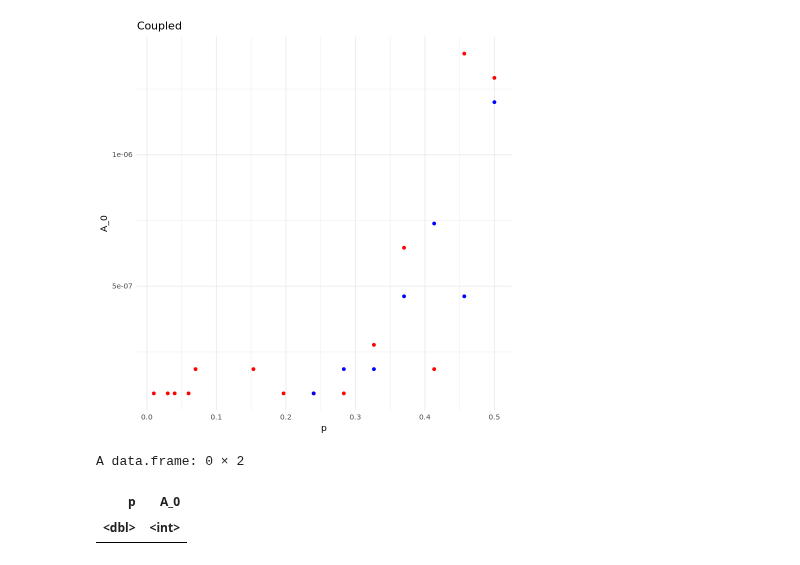
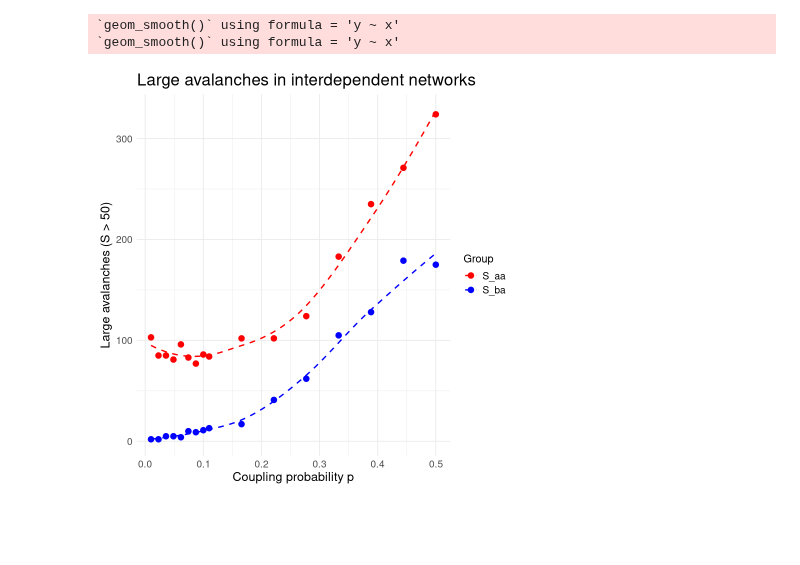
Before and after one commit to paololapo/ComplexNetworks_projects, a Jupyter notebook: code/task_15/coupledSandpile.ipynb, the cells around one changed output. Drawn from its saved outputs; the diff is of its cells as text; code cells hidden in the pictures; blank space fills up the shorter version.

```diff
--- a/code/task_15/coupledSandpile.ipynb
+++ b/code/task_15/coupledSandpile.ipynb
@@ -24,31 +20,54 @@ max(data$A_0)
 # %%
+# Large avalanche size (> 50)
 d_aa <- data |>
   filter(started_in == "0") |>
   select(p, A_0) |>
   filter(A_0 > 50) |>
   group_by (p) |>
-  summarise (prob_A_0 = n()/nrow(data))
+  summarise (prob_A_0 = n())
 
 d_ba <- data |>
   filter(started_in == "1") |>
   select(p, A_0) |>
   filter(A_0 > 50) |>
   group_by (p) |>
-  summarise (prob_A_0 = n()/nrow(data))
+  summarise (prob_A_0 = n())
-# %%
-# Plot
-ggplot() +
-  geom_point(data = d_aa, aes(x = p, y = prob_A_0), color = "red") +
-  geom_point(data = d_ba, aes(x = p, y = prob_A_0), color = "blue") +
-  theme_minimal() +
-  labs(title = "Coupled",
-       x = "p",
-       y = "A_0")
-# %% [output]
-[figure, removed]
-# %%
-d_ba
-# %% [output]
-A data.frame: 0 × 2
-| p | A_0 |
-| <dbl> | <int> |
+# %%
+ggplot() +
+  # Points for d_aa with custom size and opacity
+  geom_point(data = d_aa, aes(x = p, y = prob_A_0, color = "S_aa"),
+             size = 3, alpha = 1) +
+
+  # Points for d_ba with custom size and opacity
+  geom_point(data = d_ba, aes(x = p, y = prob_A_0, color = "S_ba"),
+             size = 3, alpha = 1) +
+
+  # Spline for d_aa with custom line width and opacity
+  geom_smooth(data = d_aa, aes(x = p, y = prob_A_0, color = "S_aa"),
+              method = "loess", se = FALSE,
+              linetype = "dashed", size = 0.8, alpha = 0.6) +
+
+  # Spline for d_ba with custom line width and opacity
+  geom_smooth(data = d_ba, aes(x = p, y = prob_A_0, color = "S_ba"),
+              method = "loess", se = FALSE,
+              linetype = "dashed", size = 0.8, alpha = 0.6) +
+
+  theme_minimal() +
+  labs(title = "Large avalanches in interdependent networks",
+       x = "Coupling probability p",
+       y = "Large avalanches (S > 50)",
+       color = "Group") +
+  scale_color_manual(values = c("S_aa" = "red", "S_ba" = "blue")) +
+  theme(
+    plot.title = element_text(size = 20),
+    axis.title.x = element_text(size = 15),
+    axis.title.y = element_text(size = 15),
+    axis.text.x = element_text(size = 12),
+    axis.text.y = element_text(size = 12),
+    legend.text = element_text(size = 12),
+    legend.title = element_text(size = 13)
+  )
+# %% [output]
+`geom_smooth()` using formula = 'y ~ x'
+`geom_smooth()` using formula = 'y ~ x'
+[figure, added]
```
Also changed, not shown: parts of 4 cells of this notebook, 2 other files.
